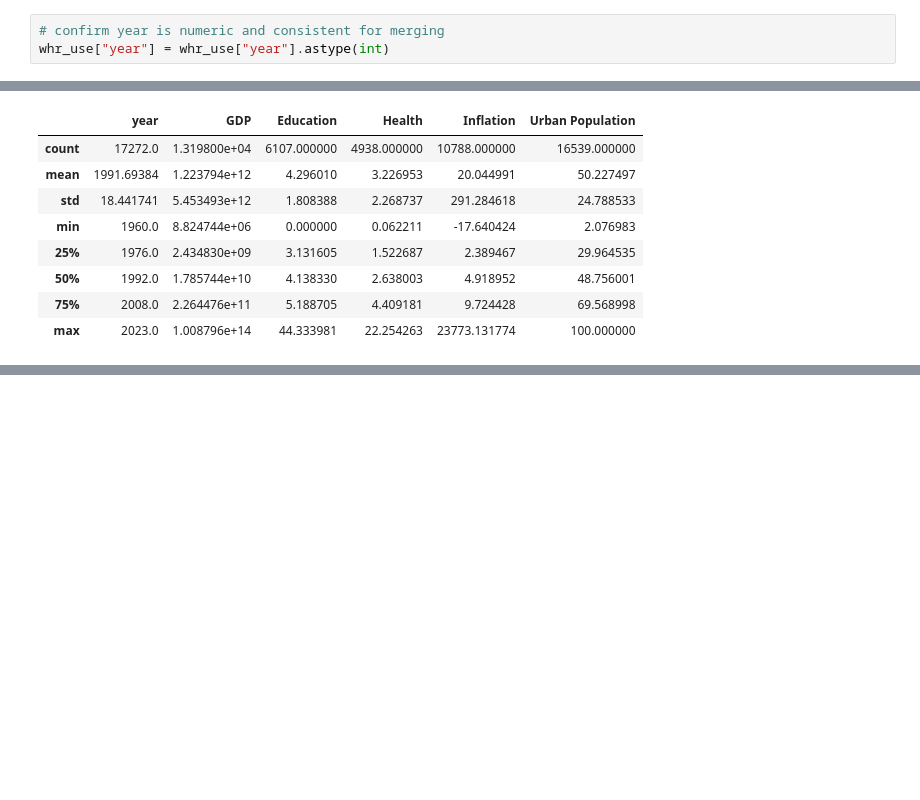
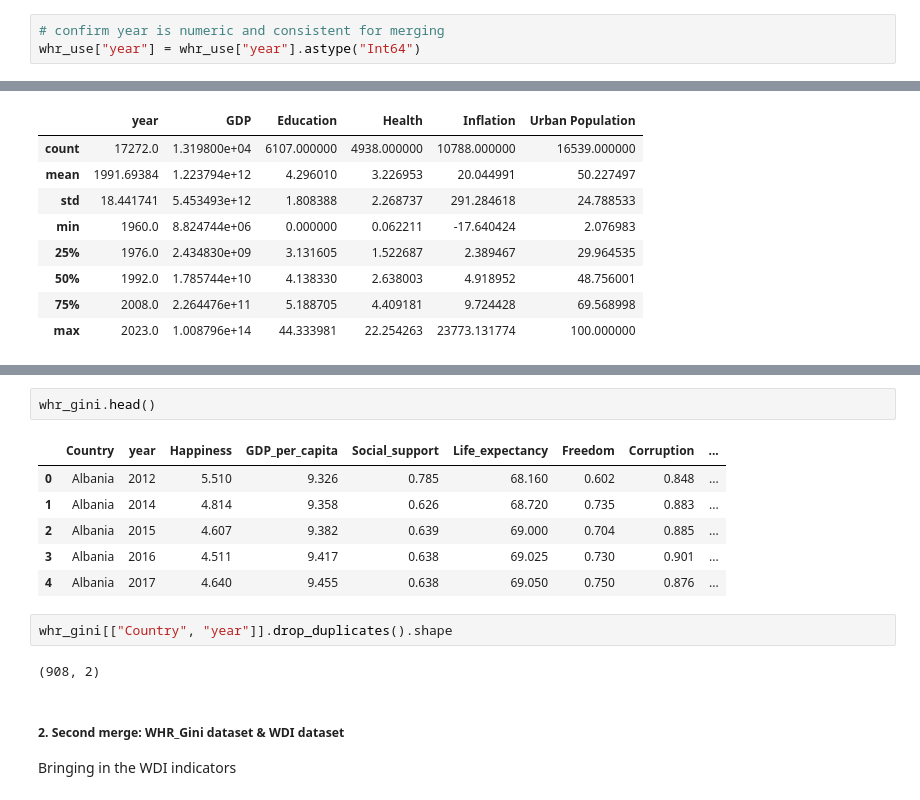
Before and after one commit to mnemtserov/data-science-project, a Jupyter notebook: data_science_project.ipynb, the cells around one changed output, grey strips where cells are left out. Cells and saved outputs as stored; diff of their text form; blank space fills up the shorter version.

```diff
--- a/data_science_project.ipynb
+++ b/data_science_project.ipynb
@@ -249,7 +249,7 @@ whr_use = whr_use.rename(columns={
 Country | year | Happiness | GDP_per_capita | Social_support | Life_expectancy | Freedom | Corruption
 # %%
 # confirm year is numeric and consistent for merging
-whr_use["year"] = whr_use["year"].astype(int)
+whr_use["year"] = whr_use["year"].astype("Int64")
 # %% [markdown]
 ##### Handle and check missing values in key columns
 # %%
@@ -627,0 +666,16 @@ memory usage: 961.6+ KB
+# %%
+whr_gini.head()
+# %% [output]
+|  | Country | year | Happiness | GDP_per_capita | Social_support | Life_expectancy | Freedom | Corruption | ... |
+| 0 | Albania | 2012 | 5.510 | 9.326 | 0.785 | 68.160 | 0.602 | 0.848 | ... |
+| 1 | Albania | 2014 | 4.814 | 9.358 | 0.626 | 68.720 | 0.735 | 0.883 | ... |
+| 2 | Albania | 2015 | 4.607 | 9.382 | 0.639 | 69.000 | 0.704 | 0.885 | ... |
+| 3 | Albania | 2016 | 4.511 | 9.417 | 0.638 | 69.025 | 0.730 | 0.901 | ... |
+| 4 | Albania | 2017 | 4.640 | 9.455 | 0.638 | 69.050 | 0.750 | 0.876 | ... |
+# %%
+whr_gini[["Country", "year"]].drop_duplicates().shape
+# %% [output]
+(908, 2)
+# %% [markdown]
+##### 2. Second merge: WHR_Gini dataset & WDI dataset
+Bringing in the WDI indicators
```
Also changed, not shown: parts of 26 cells of this notebook.
